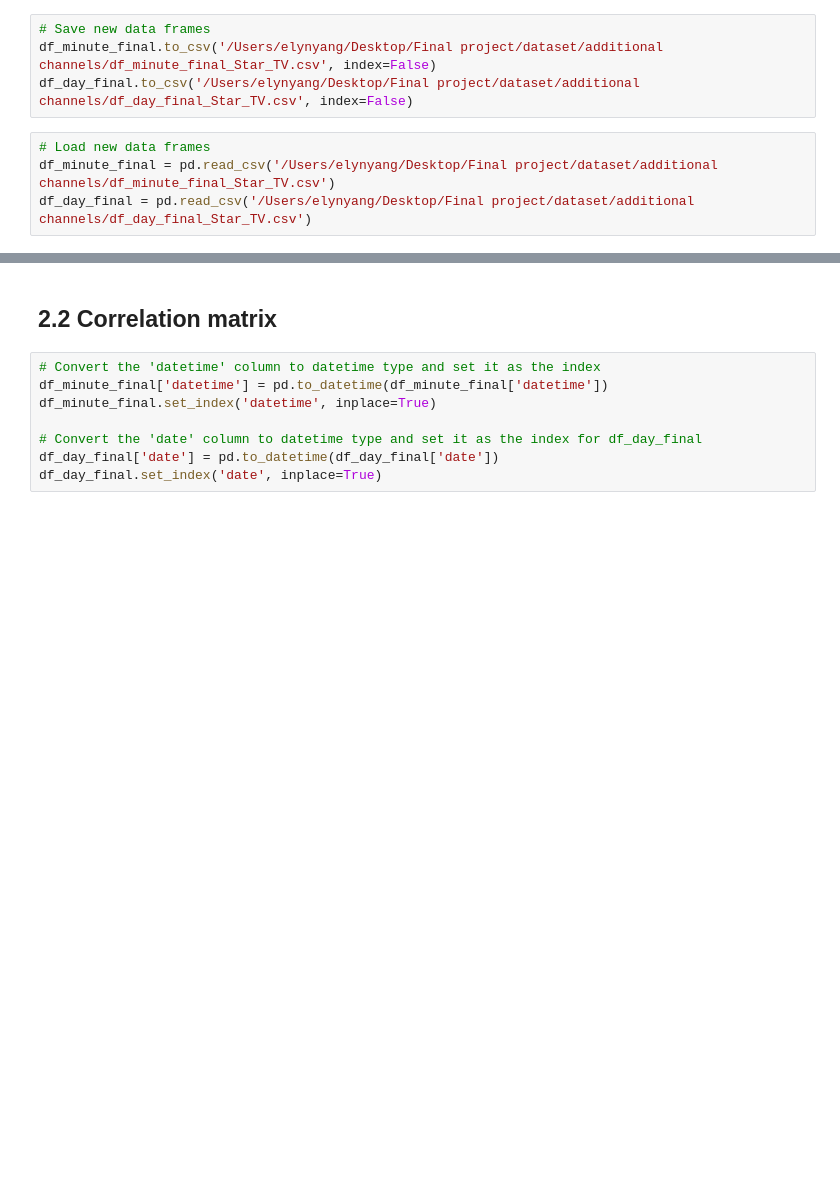
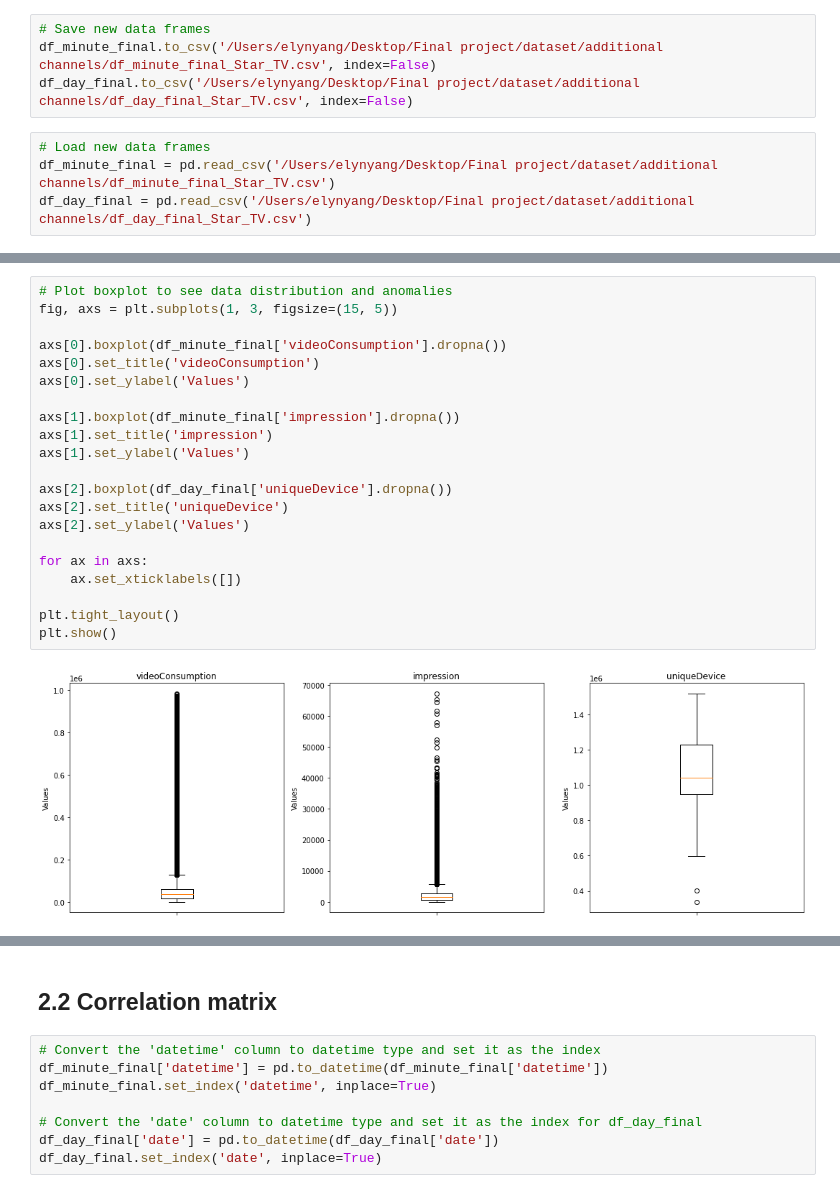
Before and after one commit to YilinElyn/Predicting-Live-TV-viewership, a Jupyter notebook: EDA_Star_TV.ipynb, the cells around one changed output, grey strips where cells are left out. Drawn from its saved outputs; the diff is of its cells as text; blank space fills up the shorter version.

```diff
--- a/EDA_Star_TV.ipynb
+++ b/EDA_Star_TV.ipynb
@@ -399,0 +424,23 @@ df_day_final = pd.read_csv('/Users/elynyang/Desktop/Final project/dataset/additi
+# %%
+# Plot boxplot to see data distribution and anomalies
+fig, axs = plt.subplots(1, 3, figsize=(15, 5))
+
+axs[0].boxplot(df_minute_final['videoConsumption'].dropna())
+axs[0].set_title('videoConsumption')
+axs[0].set_ylabel('Values')
+
+axs[1].boxplot(df_minute_final['impression'].dropna())
+axs[1].set_title('impression')
+axs[1].set_ylabel('Values')
+
+axs[2].boxplot(df_day_final['uniqueDevice'].dropna())
+axs[2].set_title('uniqueDevice')
+axs[2].set_ylabel('Values')
+
+for ax in axs:
+    ax.set_xticklabels([])
+
+plt.tight_layout()
+plt.show()
+# %% [output]
+[figure, added]
```
Also changed, not shown: parts of 3 cells of this notebook.
